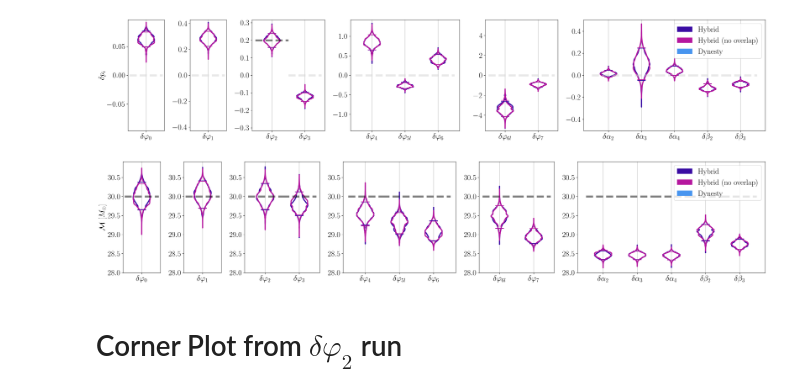
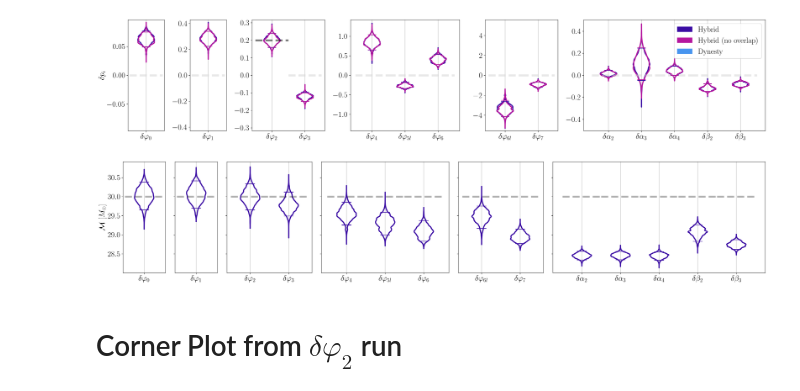
Before and after one commit to noahewolfe/tgr-hybrid-sampling, a Jupyter notebook: high-snr-injection.ipynb, the cells around one changed output. Cells and saved outputs as stored; diff of their text form; code cells hidden in the pictures.

Commit message:
Updates to violinplot function and adding MA499 analysis scripts just in case

```diff
--- a/high-snr-injection.ipynb
+++ b/high-snr-injection.ipynb
@@ -97,9 +100,14 @@ fig, axes = violinplot(dpi_runs, "dpi", dpi_vals, r"$\delta p_i$", "Dynesty", fi
 # %% [output]
 [figure]
 # %%
-fig, axes = violinplot(dpi_runs, "chirp_mass", chirp_mass, r"$\mathcal{M}$ [$M_{\odot}$]", "Dynesty", square_y=False, share_y=True, fig_kwargs=dict(figsize=(25,5)) )
+fig, axes = violinplot(
+    { k : v for k,v in dpi_runs.items() if k[1] == "0.9" and k[2] == "hybrid" },
+    "chirp_mass", chirp_mass, r"$\mathcal{M}$ [$M_{\odot}$]",
+    colors = [ HYBRID_COLOR ], labels = None,
+    square_y=False, share_y=True, fig_kwargs=dict(figsize=(25,5))
+)
 # %% [output]
-[figure, old version]
+[figure, new version]
 # %% [markdown]
 # Corner Plot from $\delta \varphi_2$ run
 # %%
```
Also changed, not shown: parts of 2 cells of this notebook, 15 other files.
